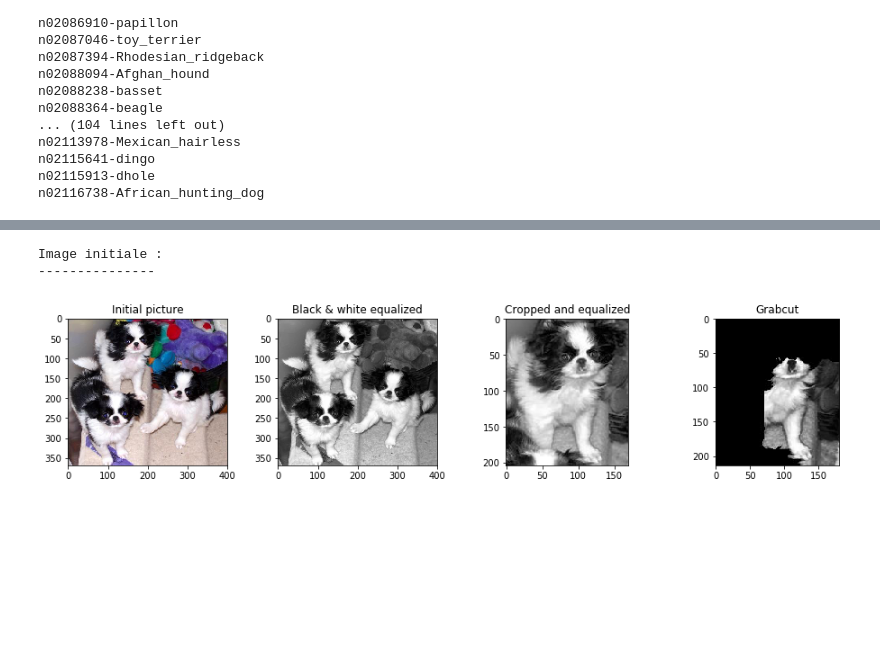
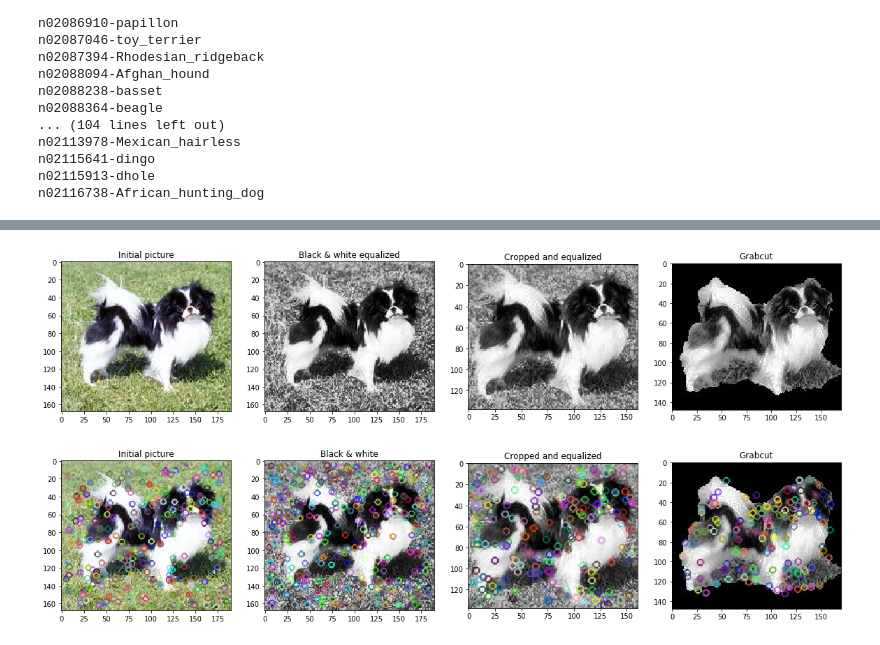
Before and after one commit to chmuths/projet_7, a Jupyter notebook: notebooks/Images-preparation.ipynb, the cells around one changed output, grey strips where cells are left out. Cells and saved outputs as stored; diff of their text form; code cells hidden in the pictures; blank space fills up the shorter version.

```diff
--- a/notebooks/Images-preparation.ipynb
+++ b/notebooks/Images-preparation.ipynb
@@ -199,39 +225,69 @@ folder = "n02085782-Japanese_spaniel"
 dog_file = "n02085782_1085.jpg"
 dog_file = "n02085782_1143.jpg"
 dog_file = "n02085782_1401.jpg"
-dog_file = "n02085782_4698.jpg"
+#dog_file = "n02085782_4698.jpg"
 # %%
 # Result of processed images
 
-#ind = 2
-fig = plt.figure(figsize=(16, 3))
-print("Image initiale : ")
-print("---------------")
+fig = plt.figure(figsize=(20, 4))
+
 dog_img1 = load_img(images, folder, dog_file)
 dog_img1 = cv2.cvtColor(dog_img1,cv2.COLOR_BGR2RGB)
 ax1 = fig.add_subplot(1,4,1)
 ax1.set_title('Initial picture')
 ax1.imshow(dog_img1)
 
 
 dog_img2 = load_img(bw, folder, dog_file)
 ax2 = fig.add_subplot(1,4,2)
 ax2.set_title('Black & white equalized')
 ax2.imshow(dog_img2)
 
 
 dog_img3 = load_img(cropped, folder, dog_file)
 ax2 = fig.add_subplot(1,4,3)
 ax2.set_title('Cropped and equalized')
 plt.imshow(dog_img3)
 
 
 dog_img4 = load_img(grabcut, folder, dog_file)
 ax2 = fig.add_subplot(1,4,4)
 ax2.set_title('Grabcut')
 plt.imshow(dog_img4)
 plt.show()
+
+# Result of processed images with SIFT features
+
+fig = plt.figure(figsize=(20, 4))
+
+dog_img1 = load_img(images, folder, dog_file)
+dog_img1 = cv2.cvtColor(dog_img1,cv2.COLOR_BGR2RGB)
+ax1 = fig.add_subplot(1,4,1)
+ax1.set_title('Initial picture')
+dog1_kp, dog1_desc = gen_sift_features(dog_img1)
+show_sift_features(dog_img1, dog1_desc, dog1_kp)
+
+dog_img2 = load_img(bw, folder, dog_file)
+ax2 = fig.add_subplot(1,4,2)
+ax2.set_title('Black & white')
+dog2_kp, dog2_desc = gen_sift_features(dog_img2)
+show_sift_features(dog_img2, dog2_desc, dog2_kp)
+
+
+dog_img3 = load_img(cropped, folder, dog_file)
+ax2 = fig.add_subplot(1,4,3)
+ax2.set_title('Cropped and equalized')
+dog3_kp, dog3_desc = gen_sift_features(dog_img3)
+show_sift_features(dog_img3, dog3_desc, dog3_kp)
+
+
+dog_img4 = load_img(grabcut, folder, dog_file)
+ax2 = fig.add_subplot(1,4,4)
+ax2.set_title('Grabcut')
+dog4_kp, dog4_desc = gen_sift_features(dog_img4)
+show_sift_features(dog_img4, dog4_desc, dog4_kp)
+
+plt.show()
 # %% [output]
-Image initiale :
----------------
-[figure, old version]
+[figure, new version]
+[figure, added]
```
Also changed, not shown: parts of 12 cells of this notebook, 5 other files.
